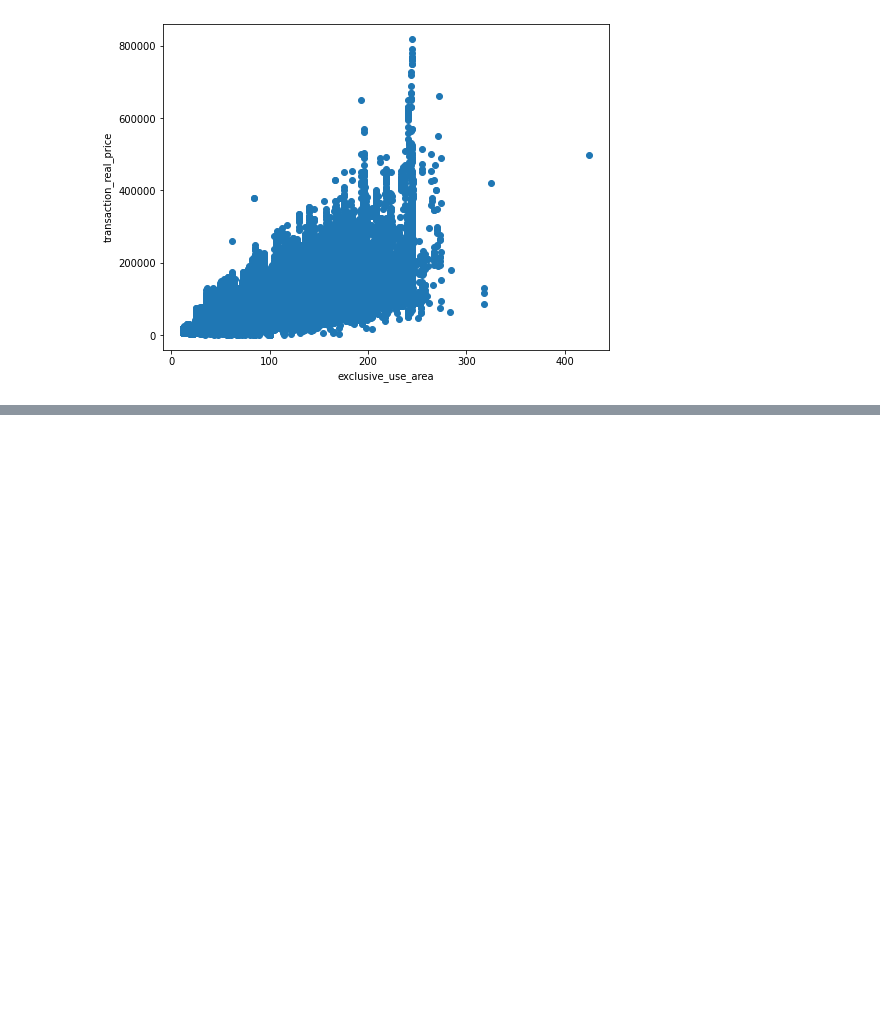
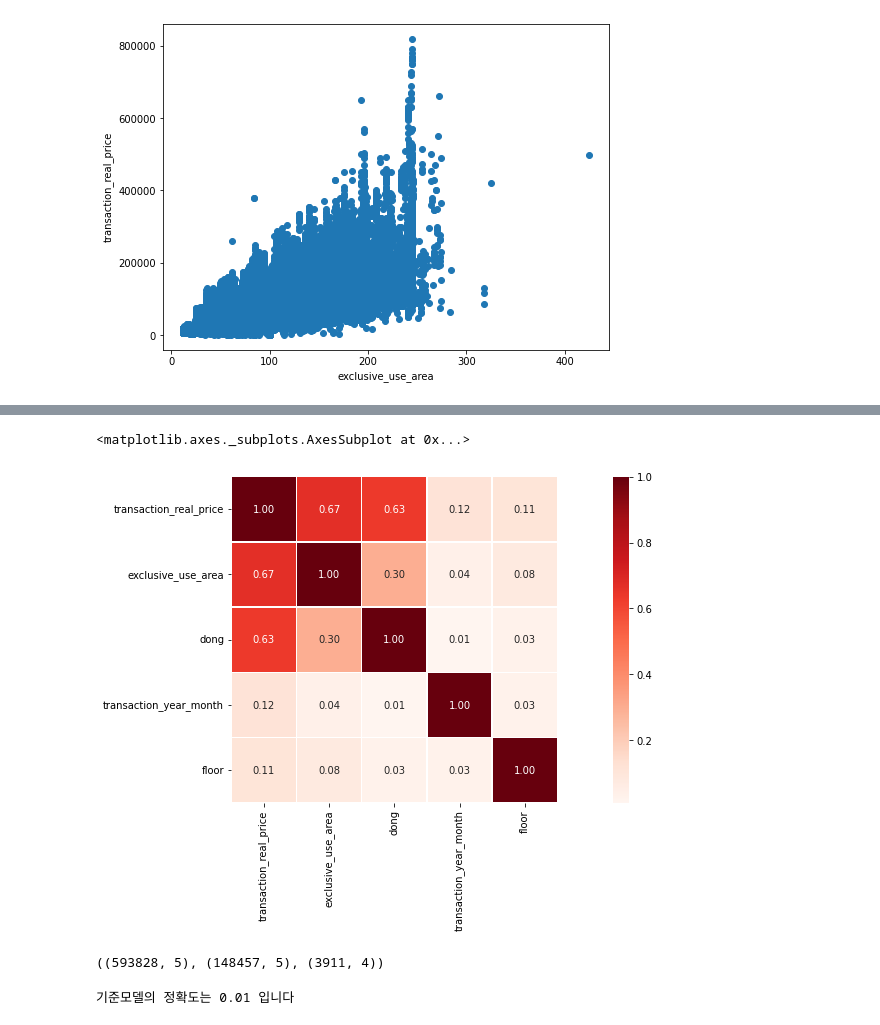
Before and after one commit to leedain0301/Modeling-Apartment-sales-price-forecast, a Jupyter notebook: MiniProject_02.ipynb, the cells around one changed output, grey strips where cells are left out. Saved outputs shown, nothing was run; the diff lists cells and outputs as text; code cells hidden in the pictures; blank space fills up the shorter version.

```diff
--- a/MiniProject_02.ipynb
+++ b/MiniProject_02.ipynb
@@ -233,0 +335,26 @@ train.head()
+# %%
+k = train.shape[1]
+corrmat = train.corr()
+cols = corrmat.nlargest(k, 'transaction_real_price')['transaction_real_price'].index
+cm = np.corrcoef(train[cols].values.T)
+f, ax = plt.subplots(figsize = (20, 6))
+sns.heatmap(data = cm,
+            annot=True,
+            square=True,
+            fmt = '.2f',
+            linewidths=.5,
+            cmap='Reds',
+            yticklabels = cols.values,
+            xticklabels = cols.values
+            )
+# %% [output]
+<matplotlib.axes._subplots.AxesSubplot at 0x...>
+[figure, added]
+# %%
+train, val = train_test_split(
+    train, train_size=0.80, test_size=0.20,  random_state=2
+)
+
+train.shape, val.shape, test.shape
+# %% [output]
+((593828, 5), (148457, 5), (3911, 4))
@@ -233,0 +369,7 @@ train.head()
+# %%
+base = y_train.mode()[0]
+baseline = len(y_train) * [base]
+baseline_acc = accuracy_score(y_train, baseline)
+print(f'기준모델의 정확도는 {baseline_acc.round(2)} 입니다')
+# %% [output]
+기준모델의 정확도는 0.01 입니다
```
Also changed, not shown: parts of 22 cells of this notebook.
